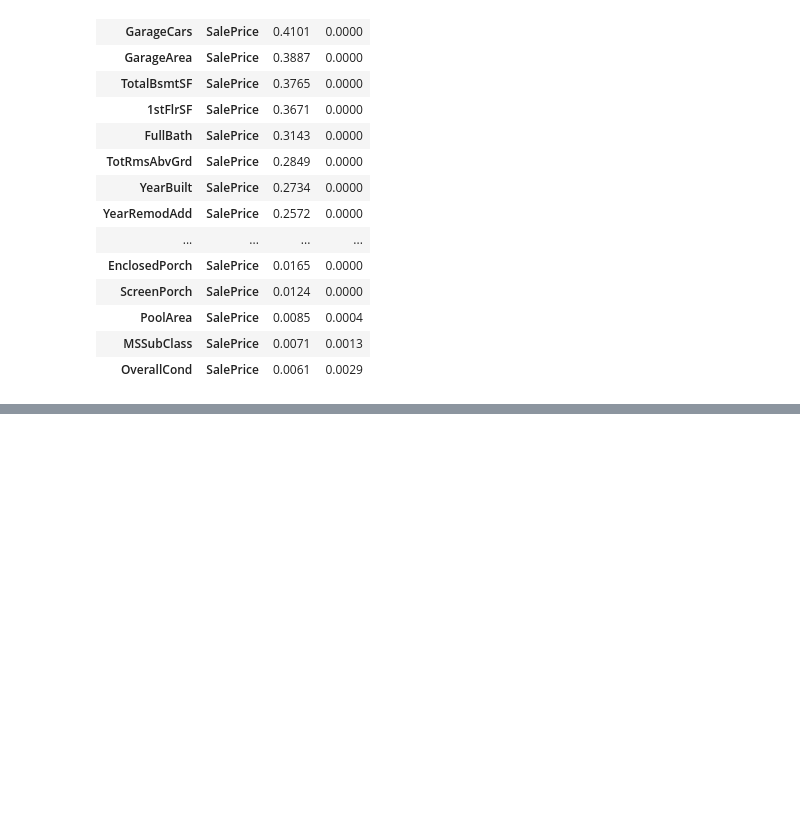
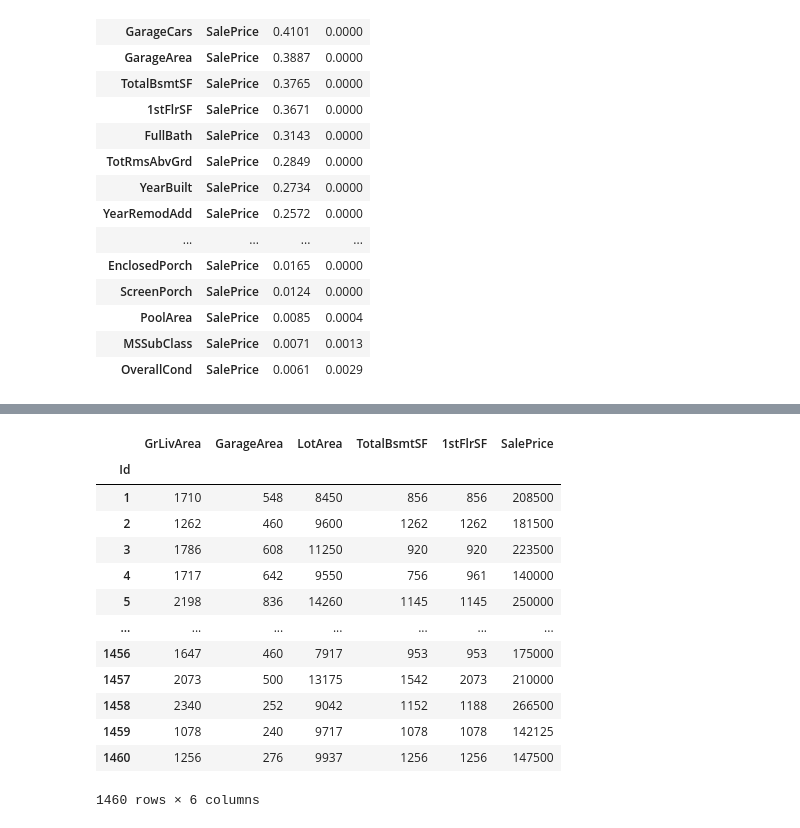
Before and after one commit to joaofauvel/house-prices-competition, a Jupyter notebook: notebooks/house-prices-using-simple-regression-techniques.ipynb, the cells around one changed output, grey strips where cells are left out. Saved outputs shown, nothing was run; the diff lists cells and outputs as text; code cells hidden in the pictures; blank space fills up the shorter version.

```diff
--- a/notebooks/house-prices-using-simple-regression-techniques.ipynb
+++ b/notebooks/house-prices-using-simple-regression-techniques.ipynb
@@ -171 +182,18 @@ cand_cols = corrdf.loc[(slice(None), 'SalePrice'),:].index.get_level_values(leve
+# %%
+quantitative_df[['GrLivArea','GarageArea','LotArea','TotalBsmtSF','1stFlrSF','SalePrice']]
+# %% [output]
+|  | GrLivArea | GarageArea | LotArea | TotalBsmtSF | 1stFlrSF | SalePrice |
+| Id |  |  |  |  |  |  |
+| 1 | 1710 | 548 | 8450 | 856 | 856 | 208500 |
+| 2 | 1262 | 460 | 9600 | 1262 | 1262 | 181500 |
+| 3 | 1786 | 608 | 11250 | 920 | 920 | 223500 |
+| 4 | 1717 | 642 | 9550 | 756 | 961 | 140000 |
+| 5 | 2198 | 836 | 14260 | 1145 | 1145 | 250000 |
+| ... | ... | ... | ... | ... | ... | ... |
+| 1456 | 1647 | 460 | 7917 | 953 | 953 | 175000 |
+| 1457 | 2073 | 500 | 13175 | 1542 | 2073 | 210000 |
+| 1458 | 2340 | 252 | 9042 | 1152 | 1188 | 266500 |
+| 1459 | 1078 | 240 | 9717 | 1078 | 1078 | 142125 |
+| 1460 | 1256 | 276 | 9937 | 1256 | 1256 | 147500 |
+1460 rows × 6 columns
 # %%
```
Also changed, not shown: parts of 6 cells of this notebook, 1 other file.
